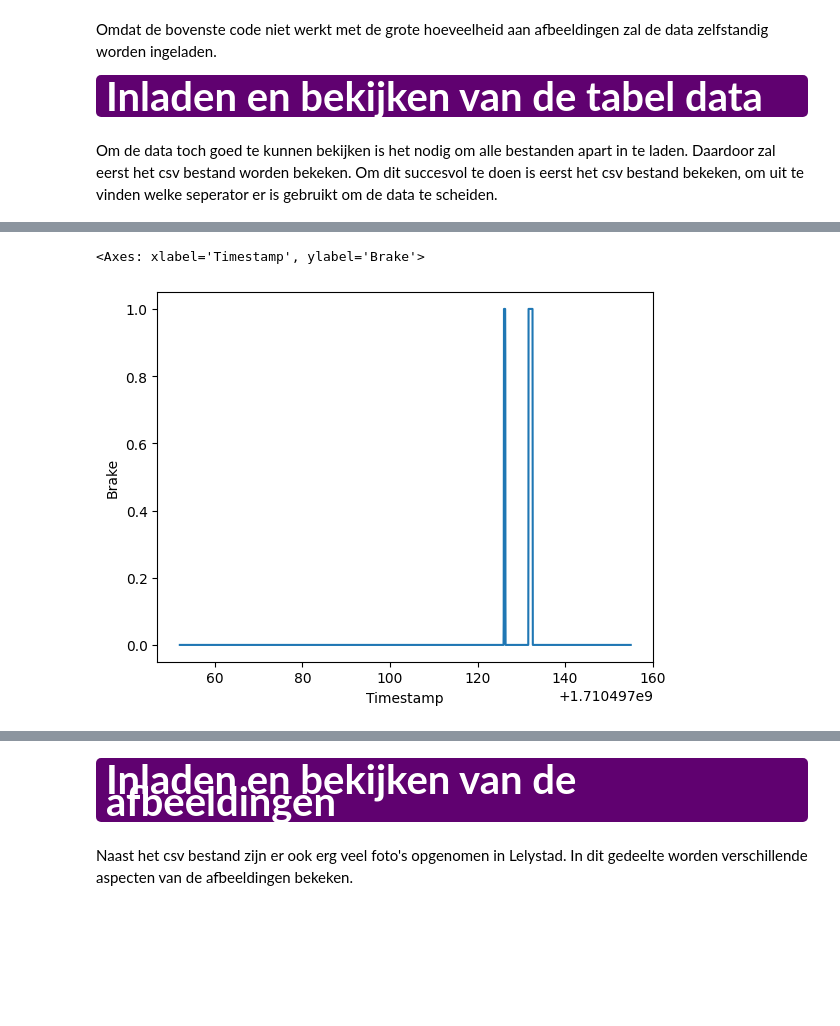
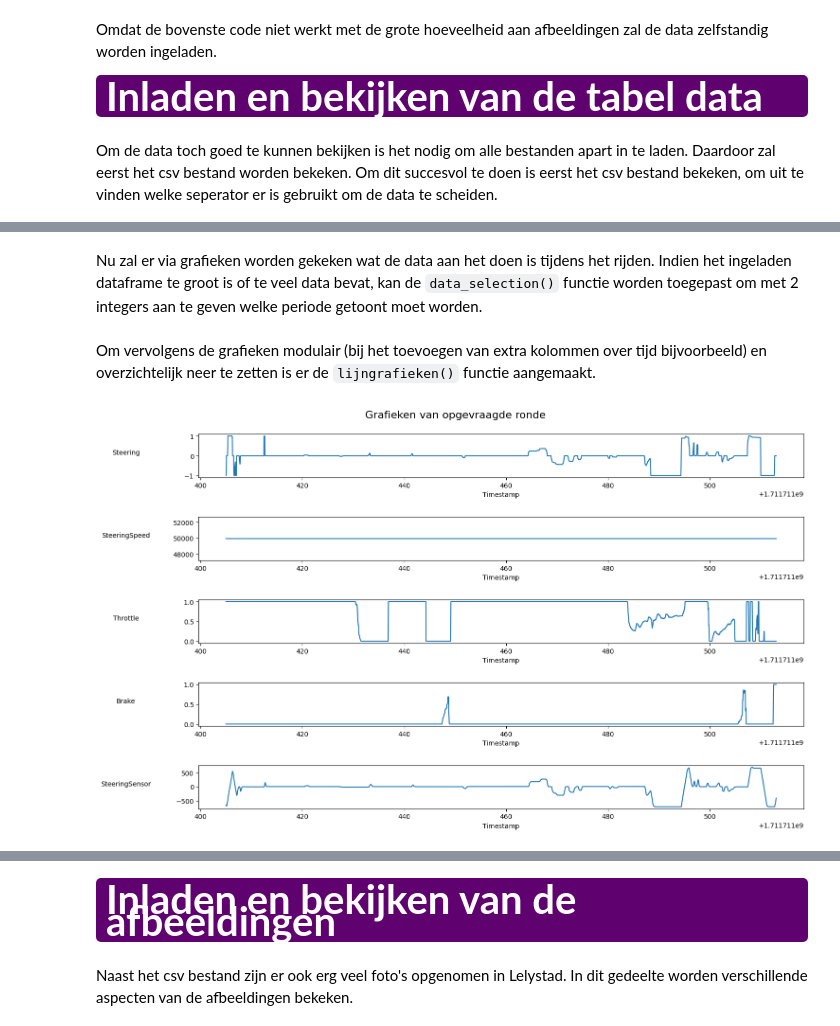
Before and after one commit to MartijnGorissen/SelfDrivingPepper, a Jupyter notebook: EDA.ipynb, the cells around one changed output, grey strips where cells are left out. Saved outputs shown, nothing was run; the diff lists cells and outputs as text; code cells hidden in the pictures; blank space fills up the shorter version.

```diff
--- a/EDA.ipynb
+++ b/EDA.ipynb
@@ -103,9 +89,12 @@ sns.lineplot(
-# %%
-
-sns.lineplot(
-    data=data, x="Timestamp",
-    y="Brake"
-)
-# %% [output]
-<Axes: xlabel='Timestamp', ylabel='Brake'>
-[figure, removed]
+# %% [markdown]
+Nu zal er via grafieken worden gekeken wat de data aan het doen is tijdens het rijden. Indien het ingeladen dataframe te groot is of te veel data bevat, kan de `data_selection()` functie worden toegepast om met 2 integers aan te geven welke periode getoont moet worden.
+# %%
+# Gebruiken van de data_selection functie indien nodig
+df = data_selection(df, 1711711405, 1711711513)
+# %% [markdown]
+Om vervolgens de grafieken modulair (bij het toevoegen van extra kolommen over tijd bijvoorbeeld) en overzichtelijk neer te zetten is er de `lijngrafieken()` functie aangemaakt.
+# %%
+# Toepassen van de lijngrafieken functie
+lijngrafieken(df)
+# %% [output]
+[figure, added]
```
Also changed, not shown: parts of 16 cells of this notebook, 1 other file.
